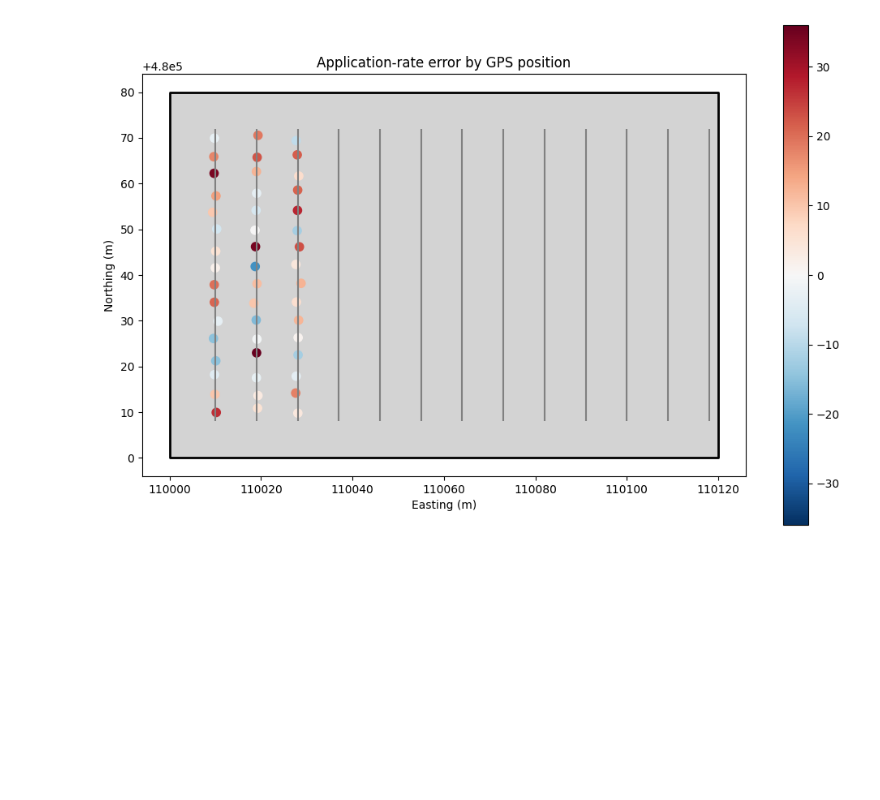
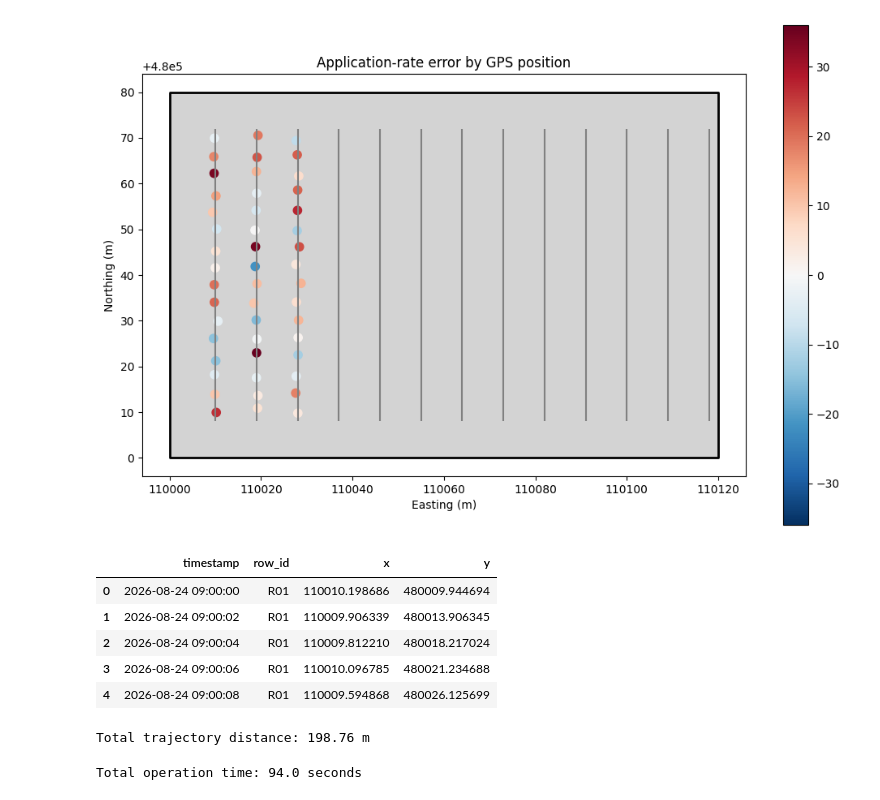
Before and after one commit to IoannisChamos/orchard-precision-farming, a Jupyter notebook: 01_build_orchard.ipynb, the cells around one changed output. Saved outputs shown, nothing was run; the diff lists cells and outputs as text; code cells hidden in the pictures; blank space fills up the shorter version.

```diff
--- a/01_build_orchard.ipynb
+++ b/01_build_orchard.ipynb
@@ -754,0 +759,16 @@ plt.show()
+# %%
+gps_ordered[
+    [
+        "timestamp",
+        "row_id",
+        "x",
+        "y"
+    ]
+].head()
+# %% [output]
+|  | timestamp | row_id | x | y |
+| 0 | 2026-08-24 09:00:00 | R01 | 110010.198686 | 480009.944694 |
+| 1 | 2026-08-24 09:00:02 | R01 | 110009.906339 | 480013.906345 |
+| 2 | 2026-08-24 09:00:04 | R01 | 110009.812210 | 480018.217024 |
+| 3 | 2026-08-24 09:00:06 | R01 | 110010.096785 | 480021.234688 |
+| 4 | 2026-08-24 09:00:08 | R01 | 110009.594868 | 480026.125699 |
@@ -754,0 +787,23 @@ plt.show()
+# %%
+total_distance_m = trajectory.geometry.length.iloc[0]
+
+print(
+    "Total trajectory distance:",
+    round(total_distance_m, 2),
+    "m"
+)
+# %% [output]
+Total trajectory distance: 198.76 m
+# %%
+total_time_seconds = (
+    gps_ordered["timestamp"].max()
+    - gps_ordered["timestamp"].min()
+).total_seconds()
+
+print(
+    "Total operation time:",
+    total_time_seconds,
+    "seconds"
+)
+# %% [output]
+Total operation time: 94.0 seconds
```
Also changed, not shown: parts of 11 cells of this notebook.
